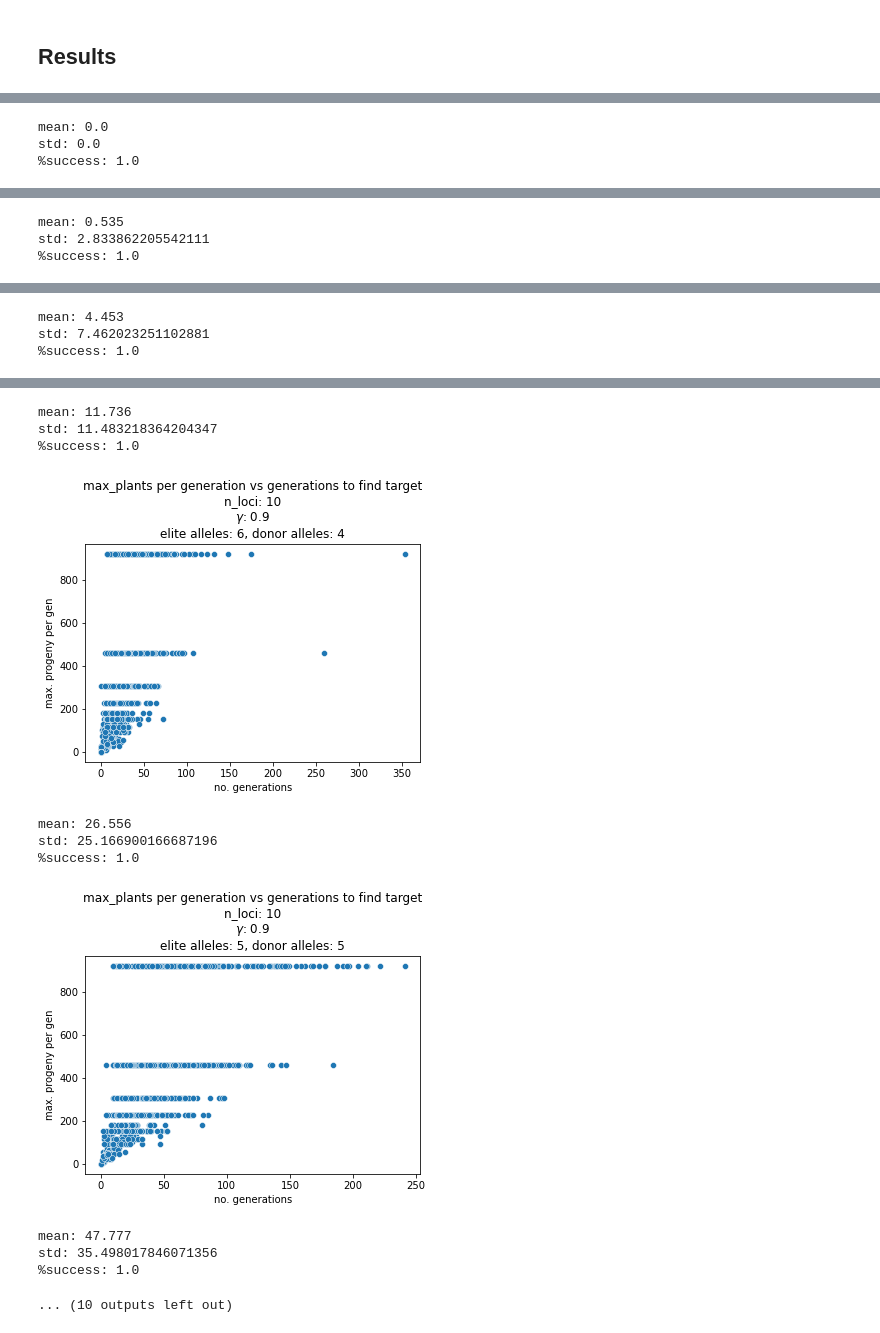
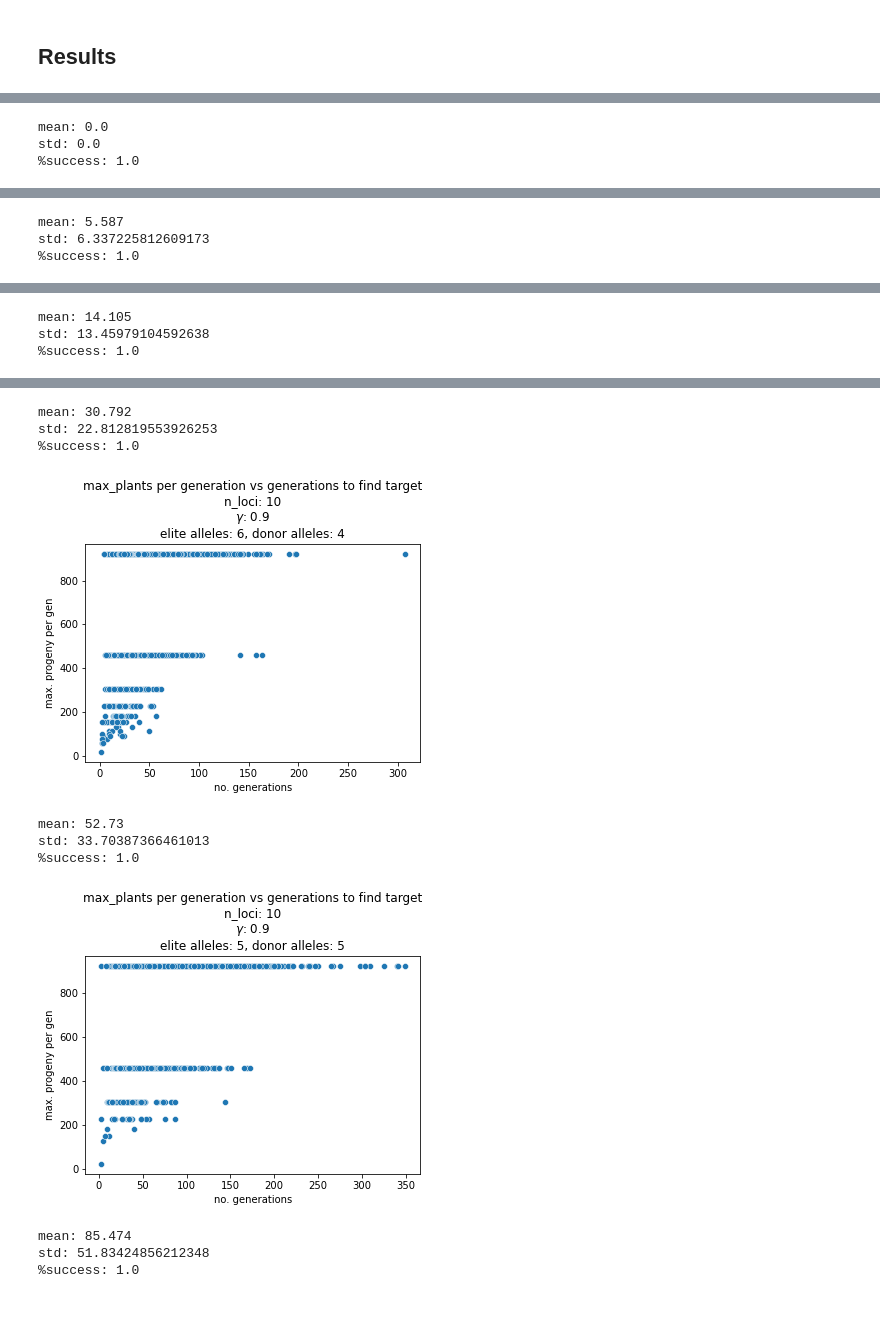
Before and after one commit to kelvin-273/pyragene, a Jupyter notebook: Simulation_Notebook.ipynb, the cells around one changed output, grey strips where cells are left out. Cells and saved outputs as stored; diff of their text form; code cells hidden in the pictures.

```diff
--- a/Simulation_Notebook.ipynb
+++ b/Simulation_Notebook.ipynb
@@ -16,15 +21,15 @@ from functools import partial
 ## Results
 # %%
 n_loci = 10
-for i in range(n_loci+1):
+for i in range((n_loci // 2) + 1):
     args = Args(
         n_loci,
         i,
         10,
         0.9,
         choose_parents_uniform,
-        choose_intermediate_target,
-        generate_initial_pop_trait_introgression,
+        choose_intermediate_target_uniform,
+        PopulationGenerators.generate_initial_pop_trait_introgression,
         pruning=True
     )
     simulation(args)
@@ -37,3 +42,3 @@ std: 0.0
-mean: 0.535
-std: 2.833862205542111
+mean: 5.587
+std: 6.337225812609173
 %success: 1.0
@@ -41,3 +46,3 @@ std: 2.833862205542111
-mean: 4.453
-std: 7.462023251102881
+mean: 14.105
+std: 13.45979104592638
 %success: 1.0
@@ -45,12 +50,11 @@ std: 7.462023251102881
-mean: 11.736
-std: 11.483218364204347
+mean: 30.792
+std: 22.812819553926253
 %success: 1.0
-[figure, old version]
+[figure, new version]
-mean: 26.556
-std: 25.166900166687196
+mean: 52.73
+std: 33.70387366461013
 %success: 1.0
-[figure, old version]
+[figure, new version]
-mean: 47.777
-std: 35.498017846071356
+mean: 85.474
+std: 51.83424856212348
 %success: 1.0
-... (10 outputs left out)
```
Also changed, not shown: parts of 6 cells of this notebook, 4 other files.
